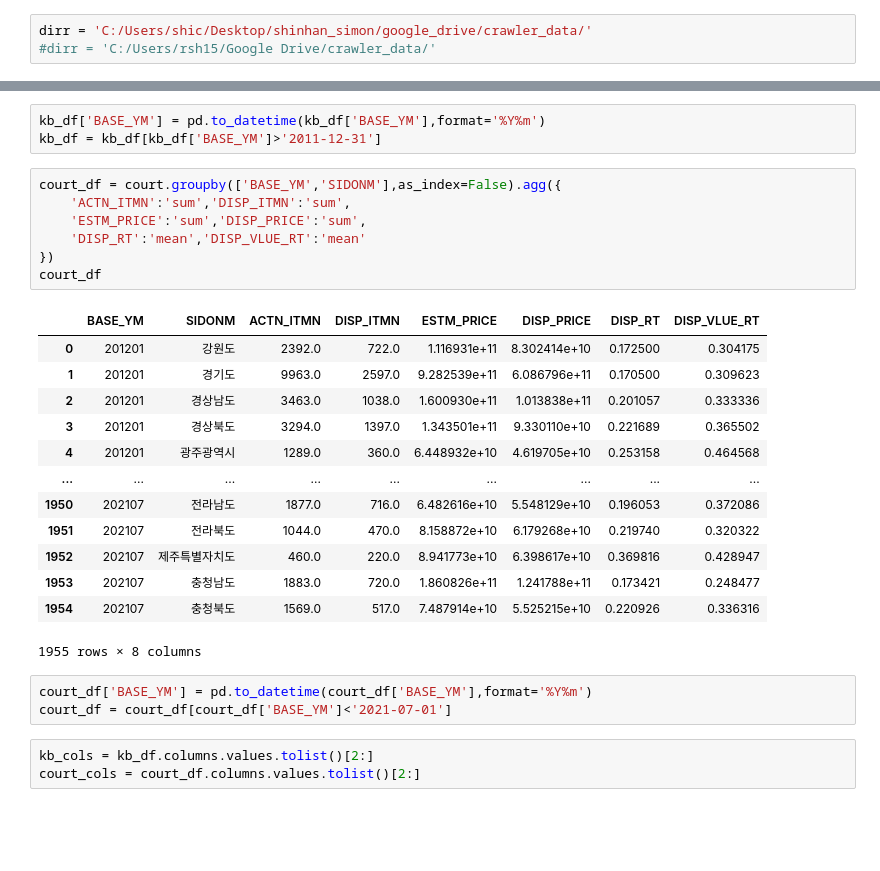
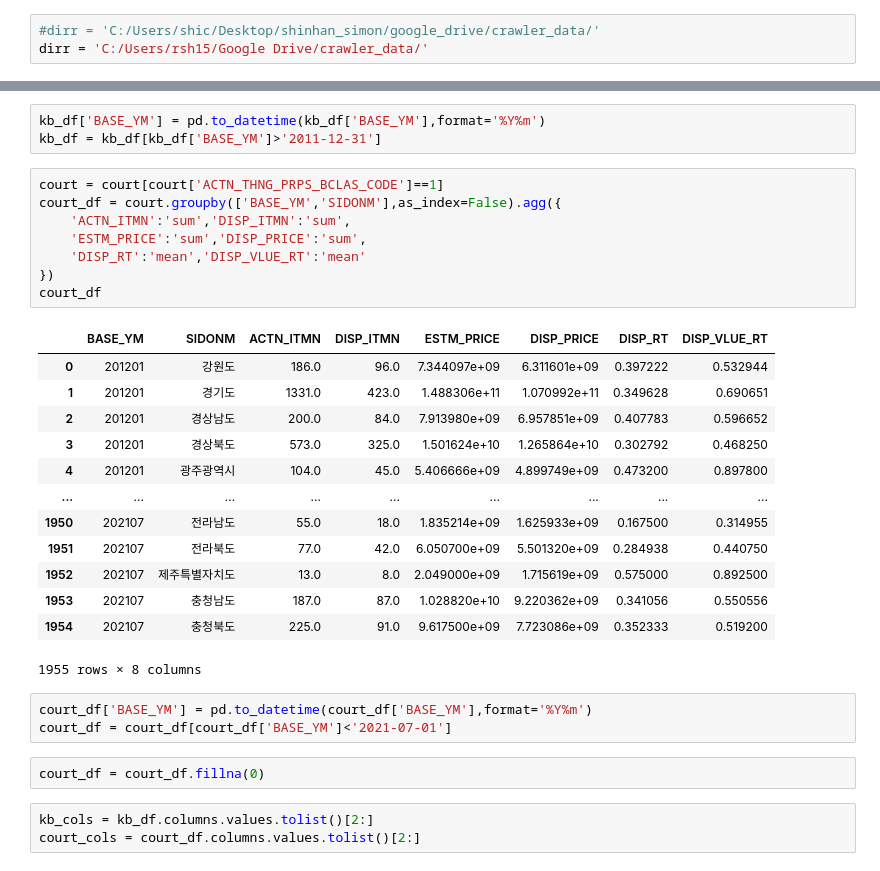
Before and after one commit to seunghunii/crawler_project, a Jupyter notebook: analysis/kbland_court_correlation_grander.ipynb, the cells around one changed output, grey strips where cells are left out. Drawn from its saved outputs; the diff is of its cells as text; blank space fills up the shorter version.

```diff
--- a/analysis/kbland_court_correlation_grander.ipynb
+++ b/analysis/kbland_court_correlation_grander.ipynb
@@ -10,7 +13,7 @@ import statsmodels as sm
 warnings.filterwarnings('ignore')
 # %%
-dirr = 'C:/Users/shic/Desktop/shinhan_simon/google_drive/crawler_data/'
-#dirr = 'C:/Users/rsh15/Google Drive/crawler_data/'
+#dirr = 'C:/Users/shic/Desktop/shinhan_simon/google_drive/crawler_data/'
+dirr = 'C:/Users/rsh15/Google Drive/crawler_data/'
 # %%
 kbland = pd.read_csv(dirr + 'kbland/RAA_KB부동산매매전세가격지수_수정_유승훈.csv')
 court  = pd.read_csv(dirr + 'court/RAA_법원경매통계_유승훈.csv')
@@ -36,29 +39,32 @@ kb_df
 kb_df['BASE_YM'] = pd.to_datetime(kb_df['BASE_YM'],format='%Y%m')
 kb_df = kb_df[kb_df['BASE_YM']>'2011-12-31']
 # %%
+court = court[court['ACTN_THNG_PRPS_BCLAS_CODE']==1]
 court_df = court.groupby(['BASE_YM','SIDONM'],as_index=False).agg({
     'ACTN_ITMN':'sum','DISP_ITMN':'sum',
     'ESTM_PRICE':'sum','DISP_PRICE':'sum',
     'DISP_RT':'mean','DISP_VLUE_RT':'mean'
 })
 court_df
 # %% [output]
 |  | BASE_YM | SIDONM | ACTN_ITMN | DISP_ITMN | ESTM_PRICE | DISP_PRICE | DISP_RT | DISP_VLUE_RT |
-| 0 | 201201 | 강원도 | 2392.0 | 722.0 | 1.116931e+11 | 8.302414e+10 | 0.172500 | 0.304175 |
-| 1 | 201201 | 경기도 | 9963.0 | 2597.0 | 9.282539e+11 | 6.086796e+11 | 0.170500 | 0.309623 |
-| 2 | 201201 | 경상남도 | 3463.0 | 1038.0 | 1.600930e+11 | 1.013838e+11 | 0.201057 | 0.333336 |
-| 3 | 201201 | 경상북도 | 3294.0 | 1397.0 | 1.343501e+11 | 9.330110e+10 | 0.221689 | 0.365502 |
-| 4 | 201201 | 광주광역시 | 1289.0 | 360.0 | 6.448932e+10 | 4.619705e+10 | 0.253158 | 0.464568 |
+| 0 | 201201 | 강원도 | 186.0 | 96.0 | 7.344097e+09 | 6.311601e+09 | 0.397222 | 0.532944 |
+| 1 | 201201 | 경기도 | 1331.0 | 423.0 | 1.488306e+11 | 1.070992e+11 | 0.349628 | 0.690651 |
+| 2 | 201201 | 경상남도 | 200.0 | 84.0 | 7.913980e+09 | 6.957851e+09 | 0.407783 | 0.596652 |
+| 3 | 201201 | 경상북도 | 573.0 | 325.0 | 1.501624e+10 | 1.265864e+10 | 0.302792 | 0.468250 |
+| 4 | 201201 | 광주광역시 | 104.0 | 45.0 | 5.406666e+09 | 4.899749e+09 | 0.473200 | 0.897800 |
 | ... | ... | ... | ... | ... | ... | ... | ... | ... |
-| 1950 | 202107 | 전라남도 | 1877.0 | 716.0 | 6.482616e+10 | 5.548129e+10 | 0.196053 | 0.372086 |
-| 1951 | 202107 | 전라북도 | 1044.0 | 470.0 | 8.158872e+10 | 6.179268e+10 | 0.219740 | 0.320322 |
-| 1952 | 202107 | 제주특별자치도 | 460.0 | 220.0 | 8.941773e+10 | 6.398617e+10 | 0.369816 | 0.428947 |
-| 1953 | 202107 | 충청남도 | 1883.0 | 720.0 | 1.860826e+11 | 1.241788e+11 | 0.173421 | 0.248477 |
-| 1954 | 202107 | 충청북도 | 1569.0 | 517.0 | 7.487914e+10 | 5.525215e+10 | 0.220926 | 0.336316 |
+| 1950 | 202107 | 전라남도 | 55.0 | 18.0 | 1.835214e+09 | 1.625933e+09 | 0.167500 | 0.314955 |
+| 1951 | 202107 | 전라북도 | 77.0 | 42.0 | 6.050700e+09 | 5.501320e+09 | 0.284938 | 0.440750 |
+| 1952 | 202107 | 제주특별자치도 | 13.0 | 8.0 | 2.049000e+09 | 1.715619e+09 | 0.575000 | 0.892500 |
+| 1953 | 202107 | 충청남도 | 187.0 | 87.0 | 1.028820e+10 | 9.220362e+09 | 0.341056 | 0.550556 |
+| 1954 | 202107 | 충청북도 | 225.0 | 91.0 | 9.617500e+09 | 7.723086e+09 | 0.352333 | 0.519200 |
 1955 rows × 8 columns
 # %%
 court_df['BASE_YM'] = pd.to_datetime(court_df['BASE_YM'],format='%Y%m')
 court_df = court_df[court_df['BASE_YM']<'2021-07-01']
+# %%
+court_df = court_df.fillna(0)
 # %%
 kb_cols = kb_df.columns.values.tolist()[2:]
 court_cols = court_df.columns.values.tolist()[2:]
```
Also changed, not shown: parts of 93 cells of this notebook, 1 other file.
